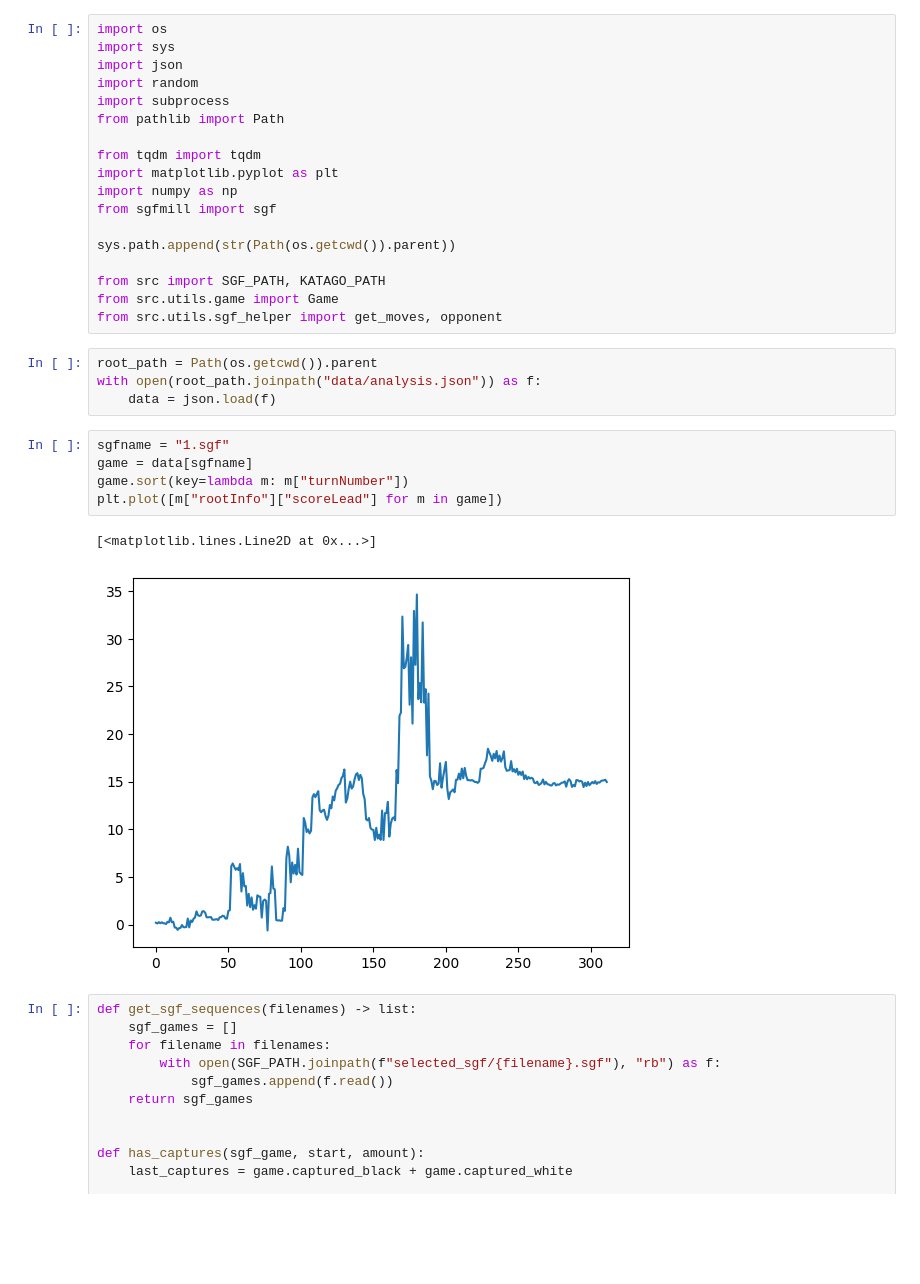
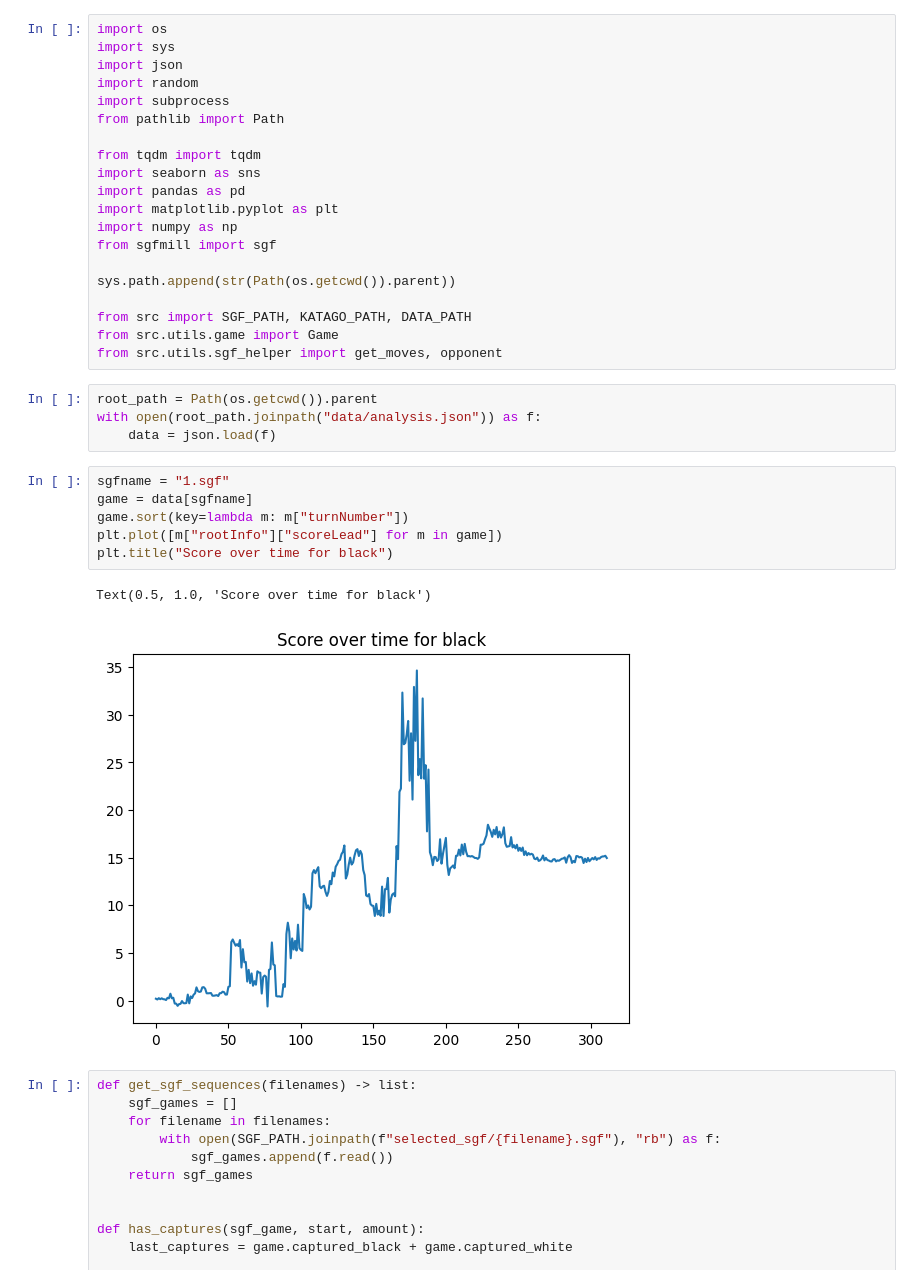
Before and after one commit to romangoempire/goban-watcher, a Jupyter notebook: notebooks/2_katago_analysis.ipynb, the cells around one changed output. Drawn from its saved outputs; the diff is of its cells as text; blank space fills up the shorter version.

```diff
--- a/notebooks/2_katago_analysis.ipynb
+++ b/notebooks/2_katago_analysis.ipynb
@@ -7,13 +7,15 @@ import subprocess
 from pathlib import Path
 
 from tqdm import tqdm
+import seaborn as sns
+import pandas as pd
 import matplotlib.pyplot as plt
 import numpy as np
 from sgfmill import sgf
 
 sys.path.append(str(Path(os.getcwd()).parent))
 
-from src import SGF_PATH, KATAGO_PATH
+from src import SGF_PATH, KATAGO_PATH, DATA_PATH
 from src.utils.game import Game
 from src.utils.sgf_helper import get_moves, opponent
 # %%
@@ -23,11 +25,12 @@ with open(root_path.joinpath("data/analysis.json")) as f:
 # %%
 sgfname = "1.sgf"
 game = data[sgfname]
 game.sort(key=lambda m: m["turnNumber"])
 plt.plot([m["rootInfo"]["scoreLead"] for m in game])
+plt.title("Score over time for black")
 # %% [output]
-[<matplotlib.lines.Line2D at 0x...>]
+Text(0.5, 1.0, 'Score over time for black')
-[figure, old version]
+[figure, new version]
 # %%
 def get_sgf_sequences(filenames) -> list:
     sgf_games = []
```
Also changed, not shown: parts of 12 cells of this notebook, 2 other files.
